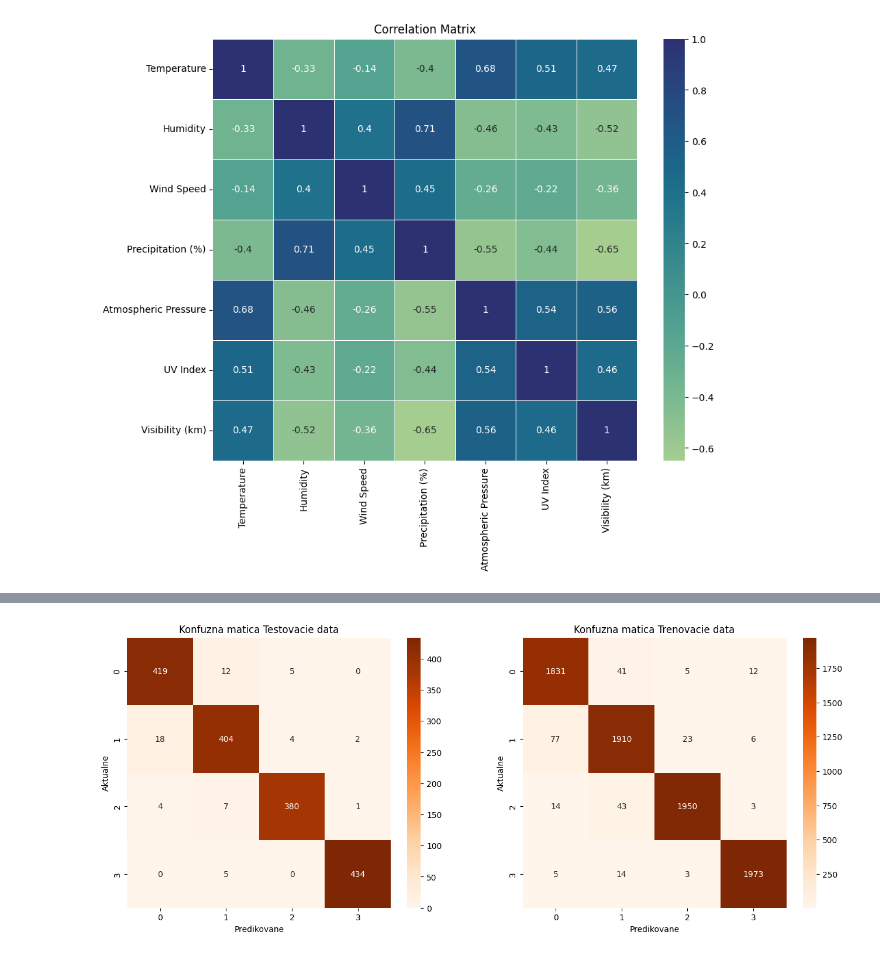
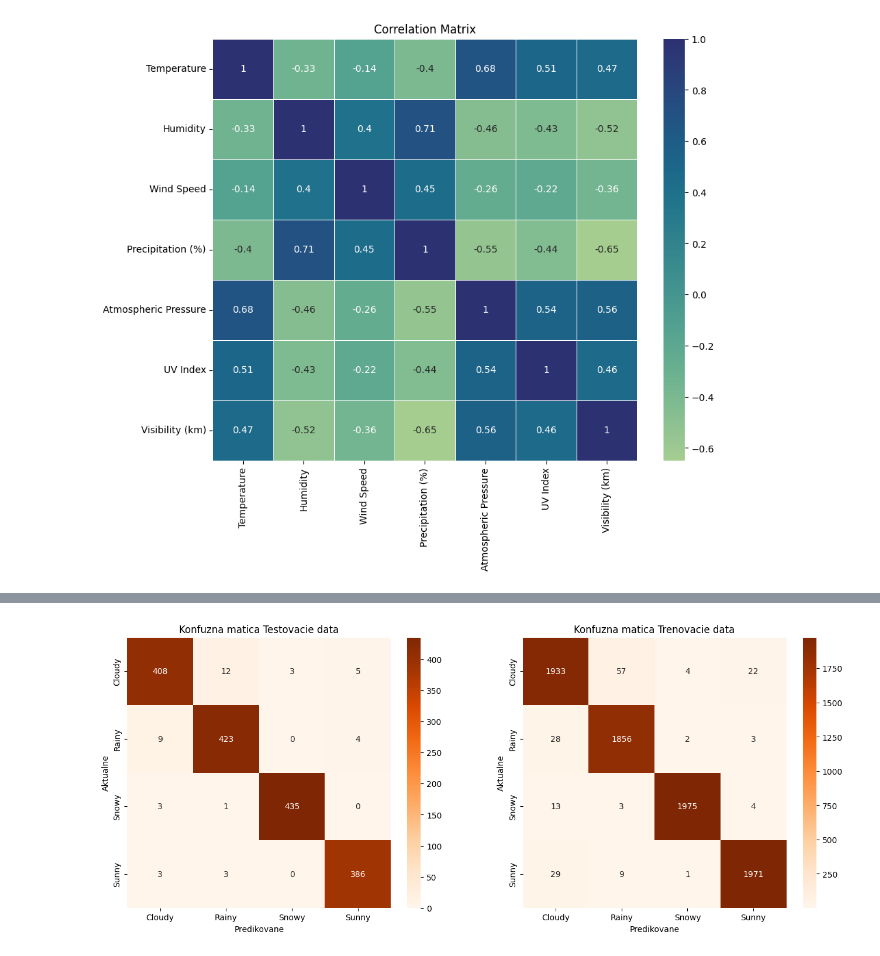
Before and after one commit to OndrejKocak/suns, a Jupyter notebook: zadanie1/zadanie.ipynb, the cells around one changed output, grey strips where cells are left out. Cells and saved outputs as stored; diff of their text form; code cells hidden in the pictures.

```diff
--- a/zadanie1/zadanie.ipynb
+++ b/zadanie1/zadanie.ipynb
@@ -223,42 +291,22 @@ plt.show()
 # %%
-one_hot_encoded_columns = ['Cloud Cover', 'Season', 'Location', 'Weather Type']
-weather_df_cleaned_encoded = weather_df_cleaned.copy()
-for column in one_hot_encoded_columns:
-    one_hot_encoded = pd.get_dummies(weather_df_cleaned_encoded[column])
-    weather_df_cleaned_encoded = pd.concat([weather_df_cleaned_encoded.drop(columns=column), one_hot_encoded.astype(int)], axis = 1)
-
-X = weather_df_cleaned_encoded.drop(['Sunny', 'Rainy', 'Cloudy', 'Snowy'], axis=1)
-Y = weather_df_cleaned_encoded[['Rainy', 'Cloudy', 'Sunny', 'Snowy']]
-
-X_train, X_temp, Y_train, Y_temp = train_test_split(X, Y, test_size = 0.3, random_state=42)
-X_val, X_test, Y_val, Y_test = train_test_split(X_temp , Y_temp, test_size = 0.5, random_state=42)
-
-
-
-scaler = MinMaxScaler()
-
-X_train = scaler.fit_transform(X_train)
-X_val = scaler.transform(X_val)
-X_test = scaler.transform(X_test)
-
-import tensorflow as tf
 print("Num GPUs Available: ", len(tf.config.list_physical_devices('GPU')))
 model = tf.keras.Sequential()
 
-model.add(tf.keras.layers.Dense(100, input_shape=(19,), activation='relu'))
-model.add(tf.keras.layers.Dense(80, activation='relu'))
-model.add(tf.keras.layers.Dense(50, activation='relu'))
+model.add(tf.keras.layers.Dense(150, input_shape=(19,), activation='relu'))
+model.add(tf.keras.layers.Dense(70, activation='relu'))
 model.add(tf.keras.layers.Dense(4, activation='softmax'))
 
 optimizer = tf.keras.optimizers.Adam(learning_rate=0.001)
 
-model.compile(optimizer=optimizer, loss='categorical_crossentropy', metrics=['accuracy'])
+model.compile(optimizer=optimizer, loss='sparse_categorical_crossentropy', metrics=['accuracy'])
 early_stopping = tf.keras.callbacks.EarlyStopping(monitor='val_loss', patience=5, restore_best_weights=True)
 
-history = model.fit(X_train, Y_train, epochs=1000, batch_size=1024, verbose=1, validation_data=(X_val, Y_val))#, callbacks=[early_stopping])
+history = model.fit(X_train, Y_train, epochs=400, batch_size=128, verbose=1, validation_data=(X_val, Y_val), callbacks=[early_stopping])
 
 loss, accurracy = model.evaluate(X_test, Y_test)
+train_loss, train_accurracy = model.evaluate(X_train, Y_train)
 print(f'Test accuracy: {accurracy:.4f}')
+print(f'Training accuracy: {train_accurracy:.4f}')
 # %% [output]
 Num GPUs Available:  1
 Epoch 1/1000
@@ -325,22 +352,22 @@ plt.show()
 # %%
 
 y_pred = np.argmax(model.predict(X_test), axis=1)
-Y_test_conf =np.argmax(Y_test, axis=1)
-conf_matrix = confusion_matrix(Y_test_conf, y_pred)
+#Y_test_conf =np.argmax(Y_test, axis=1)
+conf_matrix = confusion_matrix(Y_test, y_pred)
 plt.figure(figsize=(16,6))
 plt.subplot(1,2,1)
 
-sns.heatmap(conf_matrix, annot=True, fmt='d', cmap='Oranges', xticklabels=range(len(np.unique(Y_test_conf))), yticklabels=range(len(np.unique(Y_test_conf))))
+sns.heatmap(conf_matrix, annot=True, fmt='d', cmap='Oranges', xticklabels=['Cloudy', 'Rainy', 'Snowy', 'Sunny'], yticklabels=['Cloudy', 'Rainy', 'Snowy', 'Sunny'])
 plt.title("Konfuzna matica Testovacie data")
 plt.xlabel("Predikovane")
 plt.ylabel("Aktualne")
 
 
 y_pred = np.argmax(model.predict(X_train), axis=1)
-Y_train_conf =np.argmax(Y_train, axis=1)
-conf_matrix = confusion_matrix(Y_train_conf, y_pred)
+#Y_train_conf =np.argmax(Y_train, axis=1)
+conf_matrix = confusion_matrix(Y_train, y_pred)
 plt.subplot(1,2,2)
-sns.heatmap(conf_matrix, annot=True, fmt='d', cmap='Oranges', xticklabels=range(len(np.unique(Y_train_conf))), yticklabels=range(len(np.unique(Y_train_conf))))
+sns.heatmap(conf_matrix, annot=True, fmt='d', cmap='Oranges', xticklabels=['Cloudy', 'Rainy', 'Snowy', 'Sunny'], yticklabels=['Cloudy', 'Rainy', 'Snowy', 'Sunny'])
 plt.title("Konfuzna matica Trenovacie data")
 plt.xlabel("Predikovane")
 plt.ylabel("Aktualne")
@@ -351 +378 @@ plt.show()
-[figure, old version]
+[figure, new version]
```
Also changed, not shown: parts of 19 cells of this notebook.
